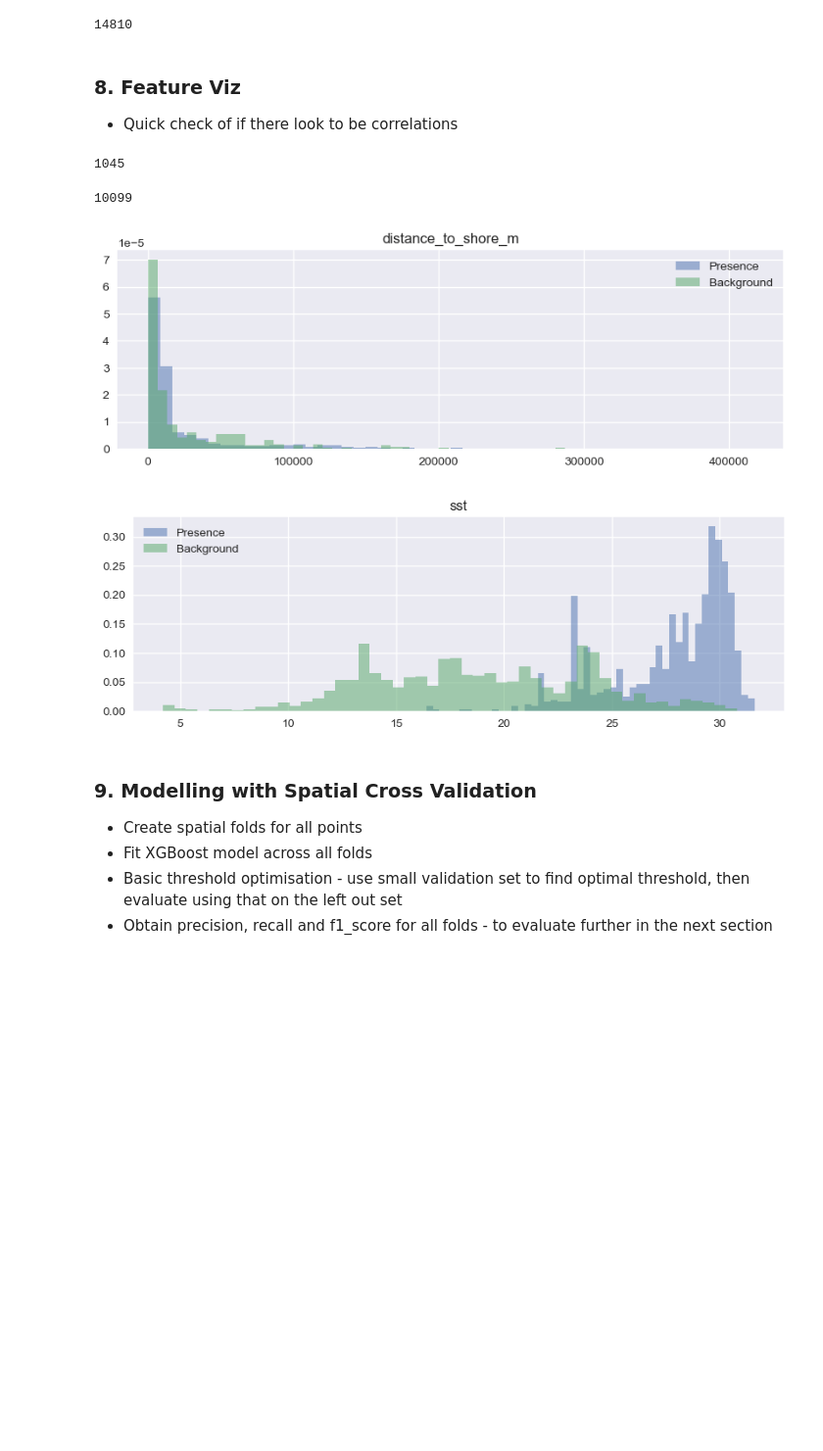
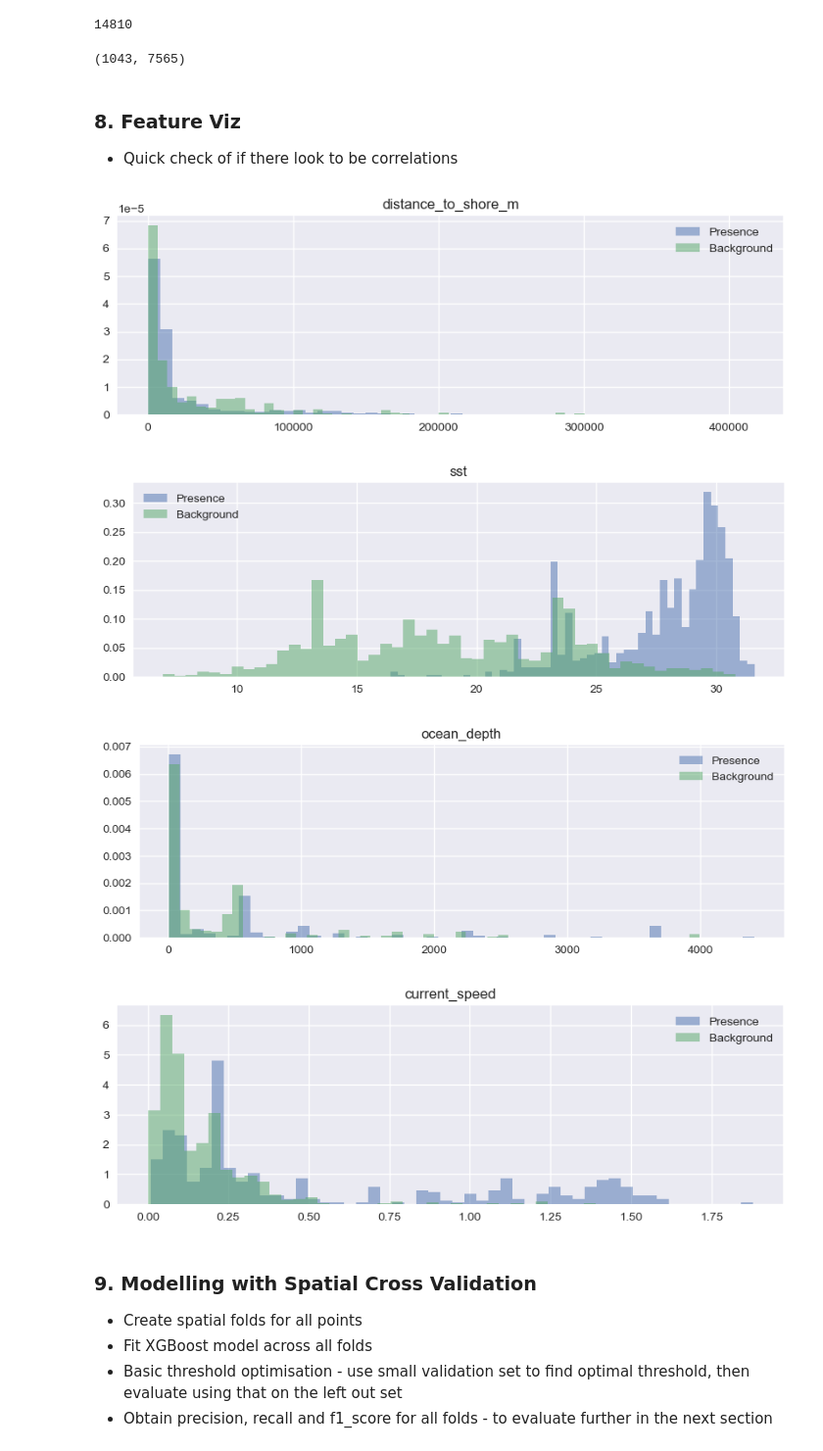
Before and after one commit to MaxAntson/sharks-from-space, a Jupyter notebook: model/notebooks/initial_data_exploration.ipynb, the cells around one changed output. Shown at 98% size. Saved outputs shown, nothing was run; the diff lists cells and outputs as text; code cells hidden in the pictures; blank space fills up the shorter version.

```diff
--- a/model/notebooks/initial_data_exploration.ipynb
+++ b/model/notebooks/initial_data_exploration.ipynb
@@ -164,7 +173,7 @@ MAX_LAT = 46
 def create_accessible_area(ref_coordinate_space_dataset_path="../data/environmental/bio_oracle/bathymetry.nc"):
     """
     Criteria:
-    - -39 to 36 longitude
+    - -39 to 46 longitude
     - No land
     """
     ds = xr.open_dataset(ref_coordinate_space_dataset_path)
@@ -557,37 +571,58 @@ background_gdf_filtered = background_gdf_filtered.sjoin_nearest(
 )
 background_gdf_filtered["distance_to_shore_m"] = background_gdf_filtered["value"]
 presence_gdf_filtered["distance_to_shore_m"] = presence_gdf_filtered["value"]
+# %%
+presence_gdf_filtered["sst"] = presence_gdf_filtered["sst"].apply(
+    lambda x: np.nan if (x <= -50) else x
+)
+background_gdf_filtered["sst"] = background_gdf_filtered["sst"].apply(
+    lambda x: np.nan if (x <= -50) else x
+)
+
+presence_gdf_filtered["ocean_depth"] = presence_gdf_filtered["ocean_depth"].apply(
+    lambda x: np.nan if (x < 0) else x
+)
+background_gdf_filtered["ocean_depth"] = background_gdf_filtered["ocean_depth"].apply(
+    lambda x: np.nan if (x < 0) else x
+)
+
+presence_gdf_filtered["current_speed"] = presence_gdf_filtered["current_speed"].apply(
+    lambda x: np.nan if (x < 0) else x
+)
+background_gdf_filtered["current_speed"] = background_gdf_filtered[
+    "current_speed"
+].apply(lambda x: np.nan if (x < 0) else x)
+
+presence_gdf_filtered = presence_gdf_filtered.reset_index(drop=True)
+background_gdf_filtered = background_gdf_filtered.reset_index(drop=True)
+
+len(presence_gdf_filtered), len(background_gdf_filtered)
+# %% [output]
+(1043, 7565)
 # %% [markdown]
 ### 8. Feature Viz
 - Quick check of if there look to be correlations
-# %%
-presence_gdf_filtered = presence_gdf_filtered[presence_gdf_filtered["sst"] > -50].reset_index(drop=True)
-len(presence_gdf_filtered)
-# %% [output]
-1045
-# %%
-background_gdf_filtered = background_gdf_filtered[background_gdf_filtered["sst"] > -50].reset_index(drop=True)
-len(background_gdf_filtered)
-# %% [output]
-10099
 # %%
 # Check out histograms of variables
 PREDICTOR_COLS = [
     "distance_to_shore_m",
     "sst",
-    # TODO - add in all the ones we can get!
+    "ocean_depth",
+    "current_speed"
 ]
 
 for predictor in PREDICTOR_COLS:
     plt.figure(figsize=(10, 3))
     plt.hist(presence_gdf_filtered[predictor], bins=50, alpha=0.5, label="Presence", density=True)
     plt.hist(background_gdf_filtered[predictor], bins=50, alpha=0.5, label="Background", density=True)
     plt.title(predictor)
     plt.legend()
     plt.show()
 # %% [output]
 [figure]
-[figure, old version]
+[figure, new version]
+[figure, added]
+[figure, added]
 # %% [markdown]
 ### 9. Modelling with Spatial Cross Validation
 - Create spatial folds for all points
```
Also changed, not shown: parts of 32 cells of this notebook, 1 other file.
